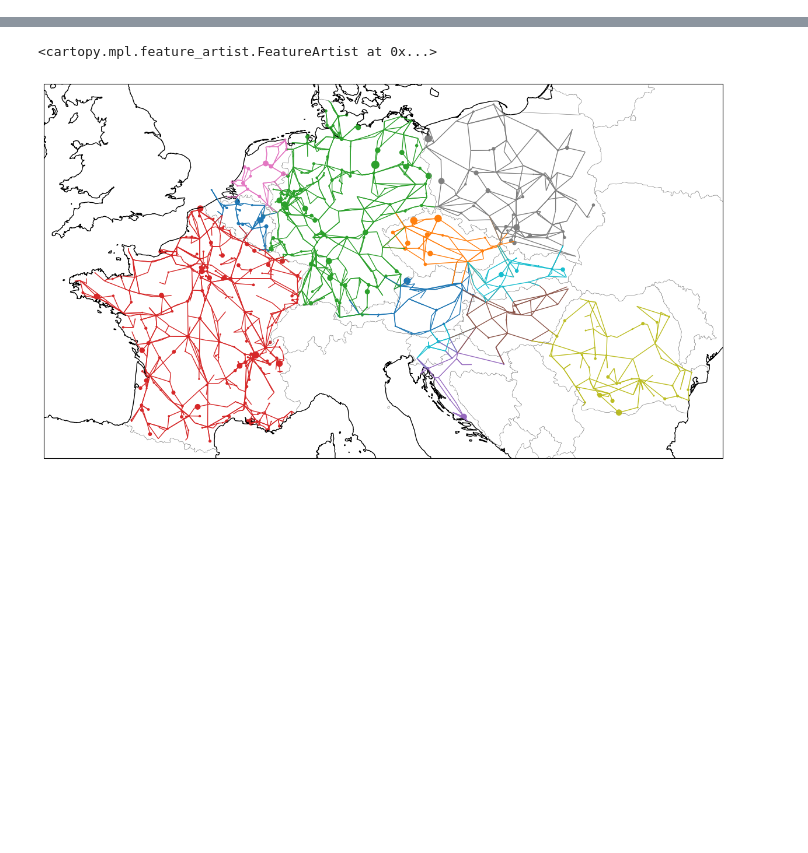
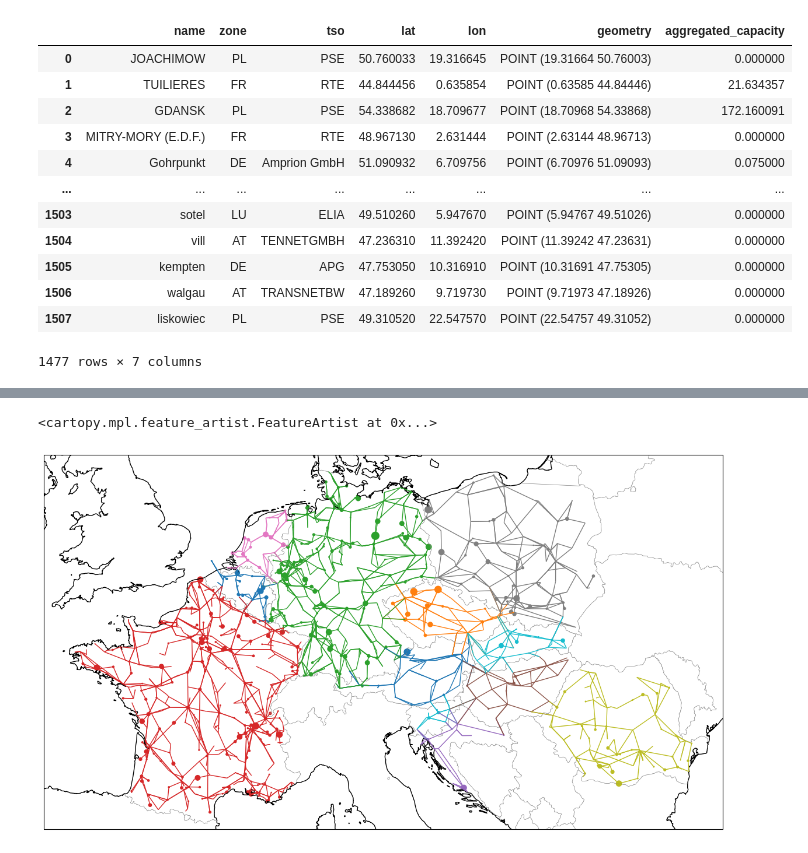
Before and after one commit to kbruninx/FBMC, a Jupyter notebook: grid/VisualisationCartopy.ipynb, the cells around one changed output, grey strips where cells are left out. Drawn from its saved outputs; the diff is of its cells as text; code cells hidden in the pictures; blank space fills up the shorter version.

```diff
--- a/grid/VisualisationCartopy.ipynb
+++ b/grid/VisualisationCartopy.ipynb
@@ -18,6 +18,22 @@ gdf_substations = gpd.GeoDataFrame(
 for index, row in gdf_substations.iterrows():
     aggregated_capacity = df_powerplants[df_powerplants.node == index]['capacity'].agg('sum')
     gdf_substations.loc[index, 'aggregated_capacity'] = aggregated_capacity
+# %%
+display(df_substations)
+# %% [output]
+|  | name | zone | tso | lat | lon | geometry | aggregated_capacity |
+| 0 | JOACHIMOW | PL | PSE | 50.760033 | 19.316645 | POINT (19.31664 50.76003) | 0.000000 |
+| 1 | TUILIERES | FR | RTE | 44.844456 | 0.635854 | POINT (0.63585 44.84446) | 21.634357 |
+| 2 | GDANSK | PL | PSE | 54.338682 | 18.709677 | POINT (18.70968 54.33868) | 172.160091 |
+| 3 | MITRY-MORY (E.D.F.) | FR | RTE | 48.967130 | 2.631444 | POINT (2.63144 48.96713) | 0.000000 |
+| 4 | Gohrpunkt | DE | Amprion GmbH | 51.090932 | 6.709756 | POINT (6.70976 51.09093) | 0.075000 |
+| ... | ... | ... | ... | ... | ... | ... | ... |
+| 1503 | sotel | LU | ELIA | 49.510260 | 5.947670 | POINT (5.94767 49.51026) | 0.000000 |
+| 1504 | vill | AT | TENNETGMBH | 47.236310 | 11.392420 | POINT (11.39242 47.23631) | 0.000000 |
+| 1505 | kempten | DE | APG | 47.753050 | 10.316910 | POINT (10.31691 47.75305) | 0.000000 |
+| 1506 | walgau | AT | TRANSNETBW | 47.189260 | 9.719730 | POINT (9.71973 47.18926) | 0.000000 |
+| 1507 | liskowiec | PL | PSE | 49.310520 | 22.547570 | POINT (22.54757 49.31052) | 0.000000 |
+1477 rows × 7 columns
 # %%
 for index, row in df_grid.iterrows():
     df_grid.loc[index, 'start_lon'] = df_substations.loc[row.substation_1, 'lon']
```
Also changed, not shown: 24 other files.
